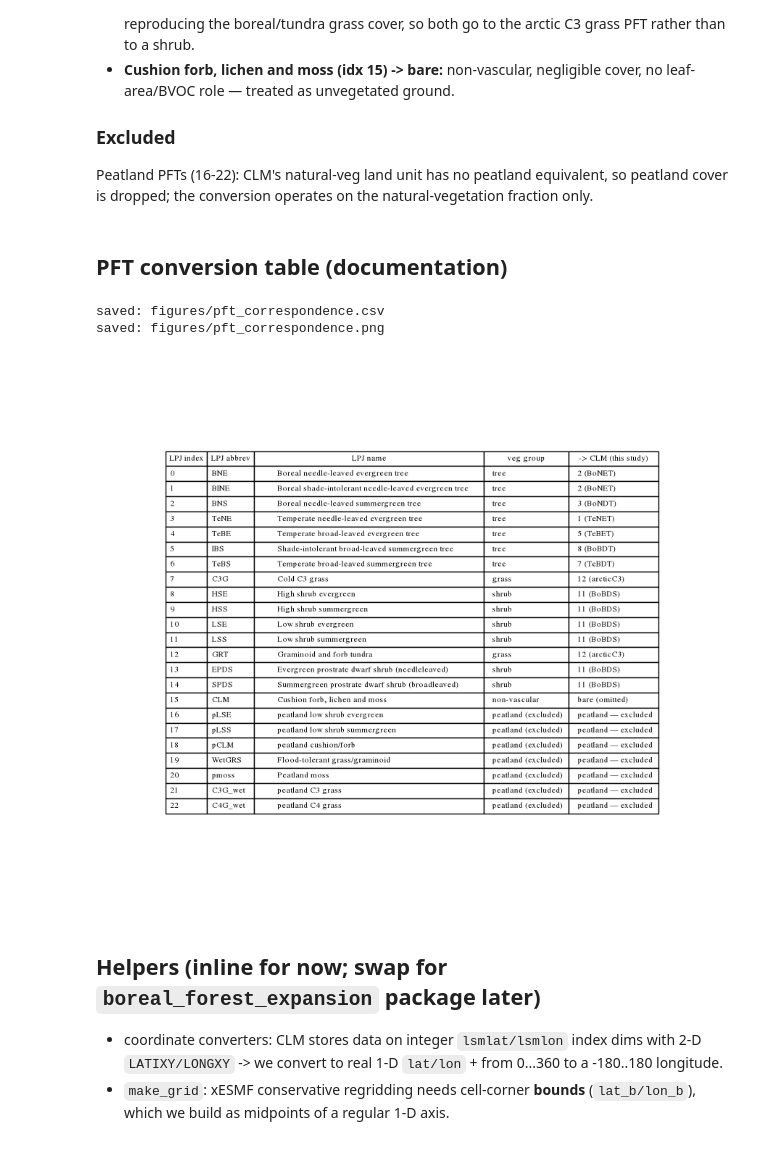
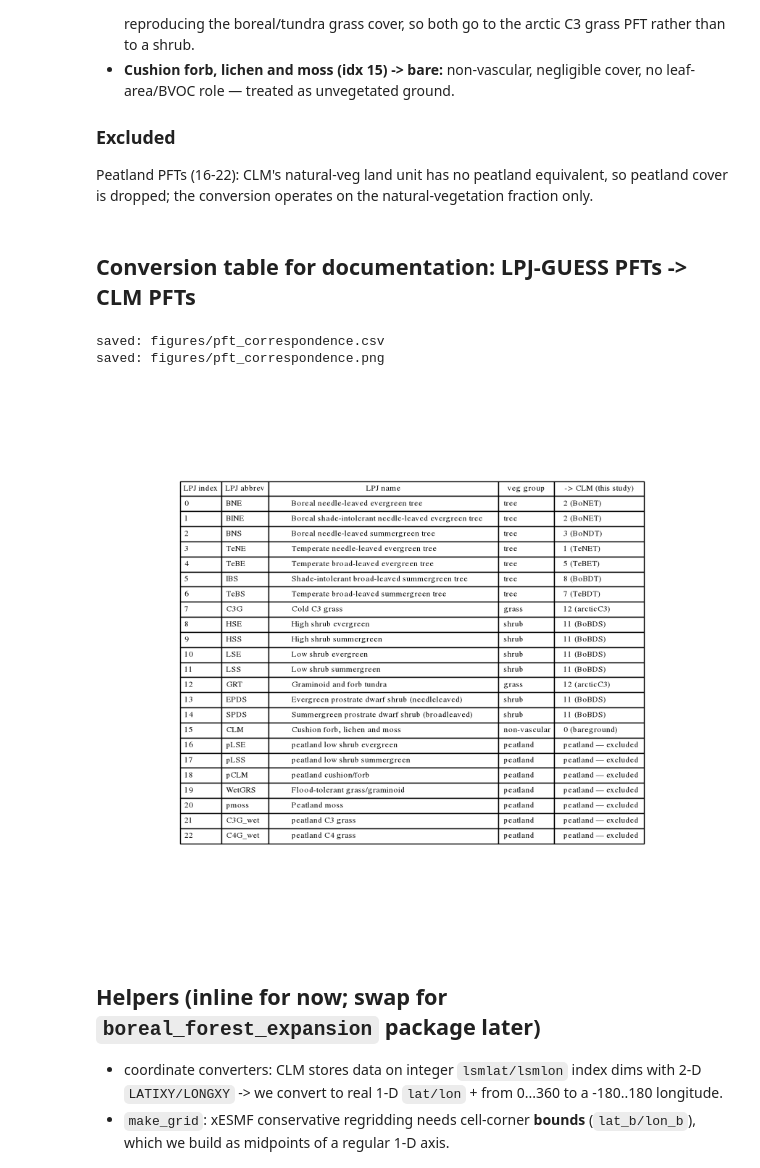
Before and after one commit to adelezaini/boreal-forest-expansion, a Jupyter notebook: preprocess/edit-surfdatafile/edit-surfdata-lpjguess-anomaly.ipynb, the cells around one changed output. Drawn from its saved outputs; the diff is of its cells as text; code cells hidden in the pictures.

```diff
--- a/preprocess/edit-surfdatafile/edit-surfdata-lpjguess-anomaly.ipynb
+++ b/preprocess/edit-surfdatafile/edit-surfdata-lpjguess-anomaly.ipynb
@@ -172,12 +181,8 @@ Peatland PFTs (16-22): CLM's natural-veg land unit has no peatland equivalent,
 so peatland cover is dropped; the conversion operates on the
 natural-vegetation fraction only.
 # %% [markdown]
-## PFT conversion table (documentation)
+## Conversion table for documentation: LPJ-GUESS PFTs -> CLM PFTs
 # %%
-# LPJ-GUESS natural PFTs, descriptive names, growth group, and how each maps to
-# a CLM natpft under the scheme used here (`CONVERSION_SCHEME`).
-# Saved to figures/ as CSV (+ PNG/PDF).
-
 import pandas as pd
 
 lpj_abbrev = LPJ_NATURAL + ["pLSE","pLSS","pCLM","WetGRS","pmoss","C3G_wet","C4G_wet"]
@@ -193,16 +198,14 @@ lpj_long = {
     16:"peatland low shrub evergreen", 17:"peatland low shrub summergreen", 18:"peatland cushion/forb",
     19:"Flood-tolerant grass/graminoid", 20:"Peatland moss", 21:"peatland C3 grass", 22:"peatland C4 grass"}
 
-# growth group — corrected & scheme-consistent:
-#   0-6 tree · 7,12 grass · 8-11,13,14 shrub · 15 non-vascular · 16-22 peatland (excluded)
 veg_group = {
-    **{i: "tree" for i in range(7)},            # 0-6
+    **{i: "tree" for i in range(7)},
     7: "grass",
     **{i: "shrub" for i in (8, 9, 10, 11)},     # tall/low shrubs
     12: "grass",                                # graminoid & forb tundra -> aC3
     13: "shrub", 14: "shrub",                   # prostrate dwarf shrubs
     15: "non-vascular",                         # cushion forb/lichen/moss
-    **{i: "peatland (excluded)" for i in range(16, 23)},
+    **{i: "peatland" for i in range(16, 23)},
 }
 
 clm_name = {0:"BG",1:"TeNET",2:"BoNET",3:"BoNDT",4:"TrBET",5:"TeBET",6:"TrBDT",
@@ -212,39 +215,39 @@ for clm_id, cols in CONVERSION_SCHEME.items():
     for c in cols:
         lpj_to_clm[c] = f"{clm_id} ({clm_name[clm_id]})"
 if MOSS_TO_AC3:
-    lpj_to_clm.setdefault("CLM", "12 (arcticC3)")   # moss -> bare
+    lpj_to_clm.setdefault("CLM", "12 (arcticC3)")   # moss -> grass
 else:
-    lpj_to_clm.setdefault("CLM", "bare (omitted)")   # moss -> bare
+    lpj_to_clm.setdefault("CLM", "0 (bareground)")   # moss -> bare
 
 rows = []
 for i, ab in enumerate(lpj_abbrev):
     rows.append({
         "LPJ index": i,
         "LPJ abbrev": ab,
         "LPJ name": lpj_long.get(i, "?"),
         "veg group": veg_group.get(i, "?"),
         "-> CLM (this study)": lpj_to_clm.get(ab, "peatland — excluded" if i >= 16 else "bare"),
     })
 df = pd.DataFrame(rows).set_index("LPJ index")
 
 FIGDIR = Path("figures"); FIGDIR.mkdir(exist_ok=True)
 df.to_csv(FIGDIR / "pft_correspondence.csv")
 print("saved:", FIGDIR / "pft_correspondence.csv")
 
 fig, ax = plt.subplots(figsize=(11, 0.4*len(df) + 0.5)); ax.axis("off")
 tbl = ax.table(cellText=df.reset_index().values, colLabels=df.reset_index().columns,
                loc="center", cellLoc="left")
 tbl.auto_set_font_size(False); tbl.set_fontsize(8); tbl.scale(1, 1.25)
 tbl.auto_set_column_width(range(len(df.columns) + 1))
 fig.savefig(FIGDIR / "pft_correspondence.png", dpi=200, bbox_inches="tight")
 fig.savefig(FIGDIR / "pft_correspondence.pdf", bbox_inches="tight")
 print("saved:", FIGDIR / "pft_correspondence.png")
 
 #display(df)
 # %% [output]
 saved: figures/pft_correspondence.csv
 saved: figures/pft_correspondence.png
-[figure, old version]
+[figure, new version]
 # %% [markdown]
 ## Helpers (inline for now; swap for `boreal_forest_expansion` package later)
 
```
Also changed, not shown: parts of 5 cells of this notebook, 3 other files.
